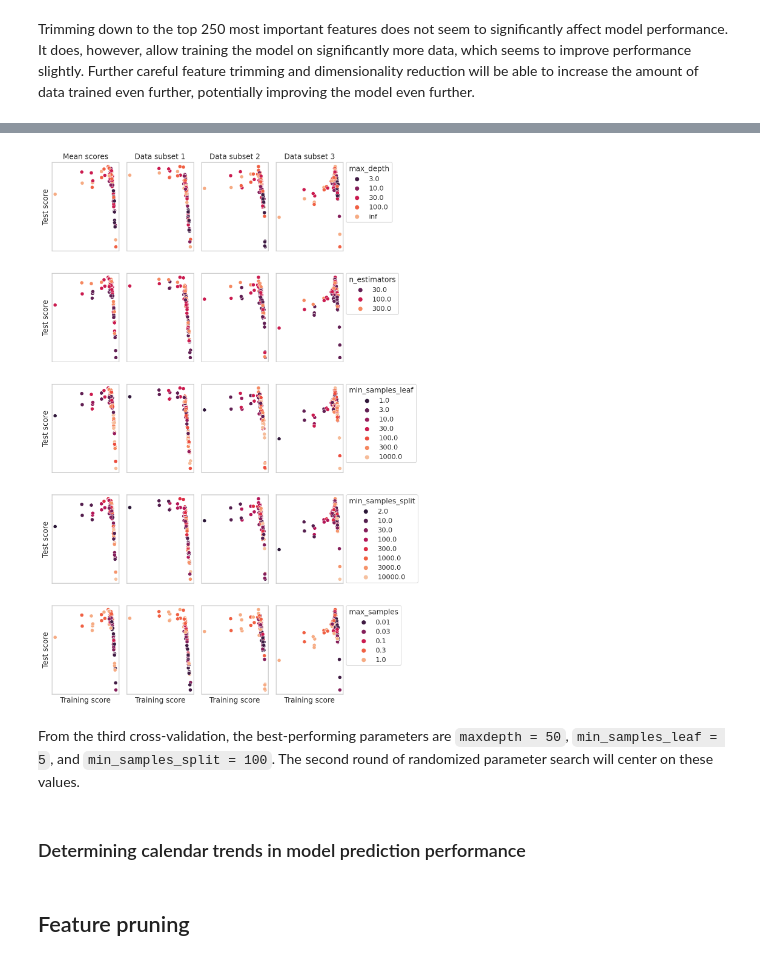
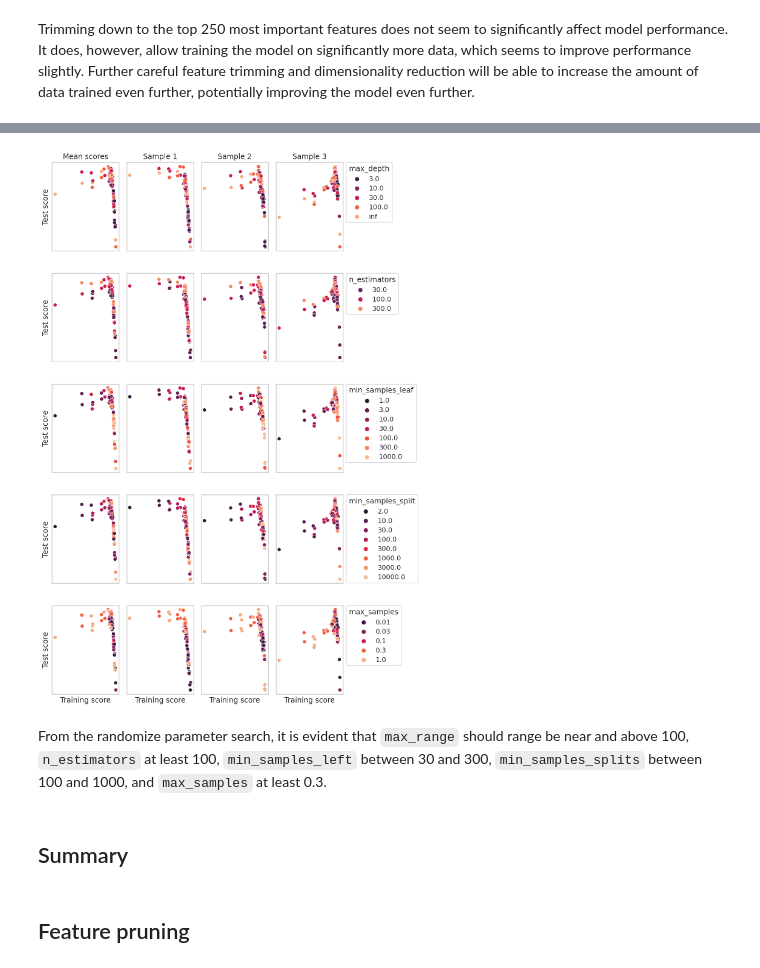
Before and after one commit to dwitvliet/project-stock-trading, a Jupyter notebook: stock_prediction.ipynb, the cells around one changed output, grey strips where cells are left out. Drawn from its saved outputs; the diff is of its cells as text; code cells hidden in the pictures.

Commit message:
Finished grid search section

```diff
--- a/stock_prediction.ipynb
+++ b/stock_prediction.ipynb
@@ -381,7 +382,7 @@ for sample_i, dates in enumerate(sample_dates):
     # Score.
     get_Xy_test = lambda _: data.get_features(ticker, *sample_dates[sample_i]['test'])
     search_result = model_tuning.score_models(
-        save_path, get_Xy_train, get_Xy_test, random_params, metrics_to_score,
+        save_path, get_Xy_train, get_Xy_test, metrics_to_score,
     )
     search_result.columns = pd.MultiIndex.from_product([search_result.columns, [sample_i]])
     search_results.append(search_result)
@@ -703,50 +702,59 @@ With more3. **Tweaking the model further**. either by performing a more thorough
 # %%
+# Format dataframe for plotting, loading parameters.
+df = pd.concat([
+    search_results['train_accuracy'].rename(lambda n: f'train_{n}', axis=1),
+    search_results['test_accuracy'].rename(lambda n: f'test_{n}', axis=1),
+    search_results['train_accuracy'].mean(axis=1).rename('train_mean'),
+    search_results['test_accuracy'].mean(axis=1).rename('test_mean')
+], axis=1)
+parameters = ['max_depth', 'n_estimators', 'min_samples_leaf', 'min_samples_split', 'max_samples']
+for parameter in parameters:
+    df[parameter] = [params.get(parameter) for params in random_params]
+
+# Set base model parameters for visualization.
+df['max_depth'] = df['max_depth'].fillna(np.inf)
+df['n_estimators'] = df['n_estimators'].fillna(100)
+df['min_samples_leaf'] = df['min_samples_leaf'].fillna(1)
+df['min_samples_split'] = df['min_samples_split'].fillna(2)
+df['max_samples'] = df['max_samples'].fillna(1)
+
+# Make a plot for each parameter and samples.
+df = df[df['train_mean'] > 0.6]  # remove outliers
 fig, axes = plt.subplots(5, 4, figsize=(9, 13))
 axes = axes.flatten()
-parameters = ['max_depth', 'n_estimators', 'min_samples_leaf', 'min_samples_split', 'max_samples']
-
-# Set detault parameters for visualization.
-search_results_df['max_depth'] = search_results_df['max_depth'].fillna(np.inf)
-search_results_df.loc[0, 'n_estimators'] = 100
-search_results_df.loc[0, 'min_samples_leaf'] = 1
-search_results_df.loc[0, 'min_samples_split'] = 2
-search_results_df['max_samples'] = search_results_df['max_samples'].fillna(1)
-
 i = 0
-sns.color_palette("rocket", as_cmap=True)
 for parameter in parameters:
-    hue = search_results_df[parameter].astype(str)
-    to_plot = ['mean_train_score', 'train_0', 'train_1', 'train_2']
-    for x in to_plot:
-        y = x.replace('train', 'test')
+    hue = df[parameter].astype(str)
+    xs = ['train_mean', 'train_0', 'train_1', 'train_2']
+    ys = ['test_mean', 'test_0', 'test_1', 'test_2']
+    for x, y in zip(xs, ys):
         sns.scatterplot(
-            ax=axes[i], data=search_results_df, x=x, y=y,
-            hue=hue,
+            ax=axes[i], data=df, x=x, y=y, hue=hue,
             hue_order=sorted(hue.unique(), key=lambda x: float(x if x != 'nan' else -1)),
             legend=('auto' if x == 'train_2' else False), palette='rocket'
         )
         i += 1
 
 for i, ax in enumerate(axes):
     ax.invert_xaxis()
     ax.set_yticks([])
     ax.set_xticks([])
     ax.set_ylabel('Test score' if i % 4 == 0 else '')
     ax.set_xlabel('Training score' if i > 15 else '')
     if i % 4 == 3:
         ax.legend(title=parameters[i // 4], bbox_to_anchor=(1.05, 1), loc=2, borderaxespad=0)
     if i == 0:
         ax.set_title(f'Mean scores')
     if 0 < i < 4:
-        ax.set_title(f'Data subset {i}')
+        ax.set_title(f'Sample {i}')
 
 fig.tight_layout()
 # %% [output]
-[figure, old version]
+[figure, new version]
-# %% [markdown]
-From the third cross-validation, the best-performing parameters are `maxdepth = 50`, `min_samples_leaf = 5`, and `min_samples_split = 100`. The second round of randomized parameter search will center on these values.
-# %% [markdown]
-### Determining calendar trends in model prediction performance
+# %% [markdown]
+From the randomize parameter search, it is evident that `max_range` should range be near and above 100, `n_estimators` at least 100, `min_samples_left` between 30 and 300, `min_samples_splits` between 100 and 1000, and `max_samples` at least 0.3.
+# %% [markdown]
+## Summary
 # %% [markdown]
 ## Feature pruning
 # %% [markdown]
```
Also changed, not shown: parts of 5 cells of this notebook.
